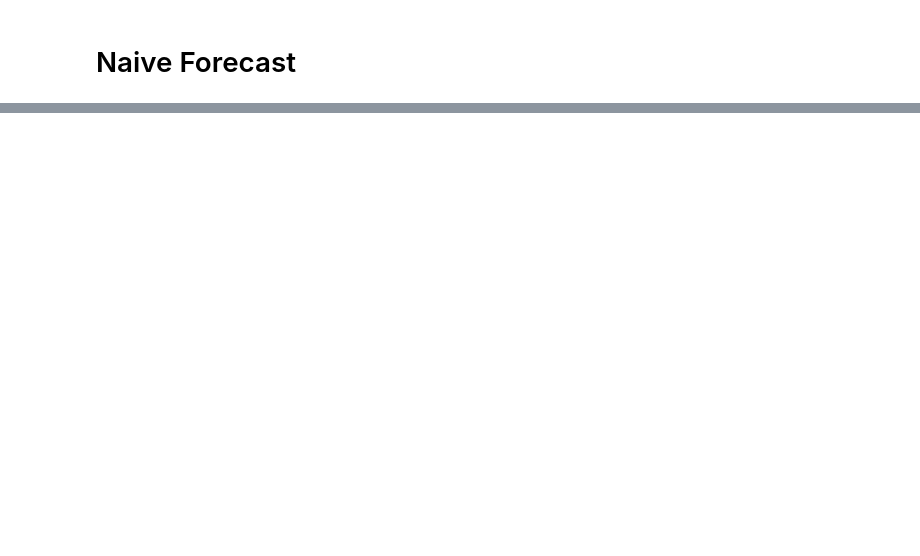
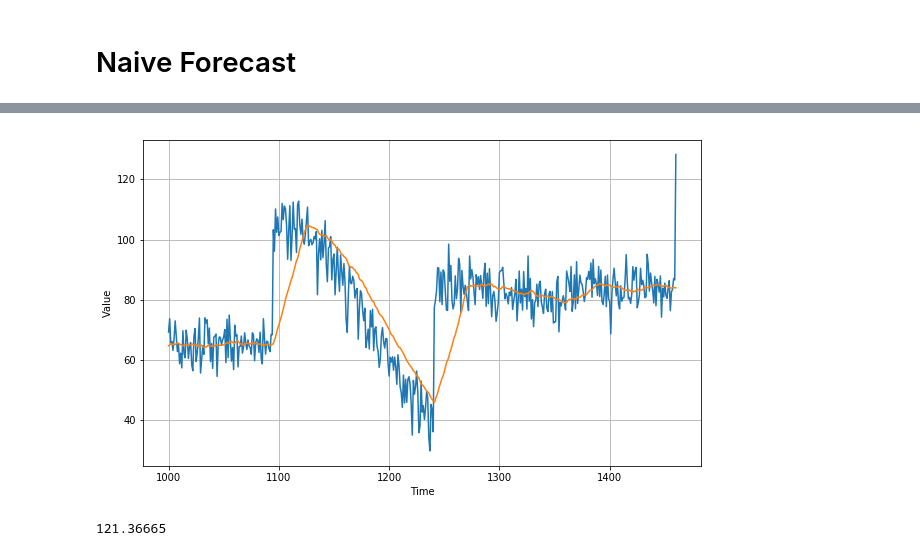
Before and after one commit to damiansp/TS, a Jupyter notebook: coursera/sequencesTSAndPrediction/01_intro_to_TS/03_forecasting.py.ipynb, the cells around one changed output, grey strips where cells are left out. Saved outputs shown, nothing was run; the diff lists cells and outputs as text; code cells hidden in the pictures; blank space fills up the shorter version.

```diff
--- a/coursera/sequencesTSAndPrediction/01_intro_to_TS/03_forecasting.py.ipynb
+++ b/coursera/sequencesTSAndPrediction/01_intro_to_TS/03_forecasting.py.ipynb
@@ -56,0 +101,19 @@ plot_series(time, series)
+# %%
+def moving_average_forecast(series, window_size):
+    '''Forecasts as the mean of the last few values'''
+    forecast = []
+    for time in range(len(series) - window_size):
+        forecast.append(series[time:time + window_size].mean())
+    return np.array(forecast)
+# %%
+moving_avg = moving_average_forecast(series, 30)[split_time - 30:]
+
+plt.figure(figsize=(10, 6))
+plot_series(time_valid, x_valid)
+plot_series(time_valid, moving_avg)
+# %% [output]
+[figure, added]
+# %%
+mse(x_valid, moving_avg)
+# %% [output]
+121.36665
```
Also changed, not shown: parts of 14 cells of this notebook.
